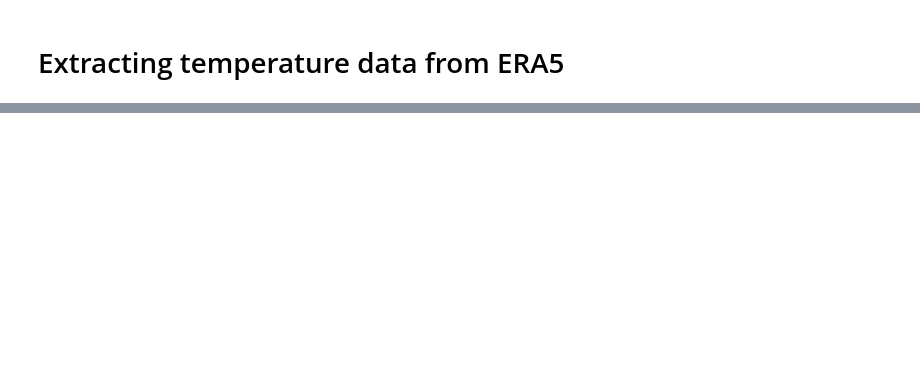
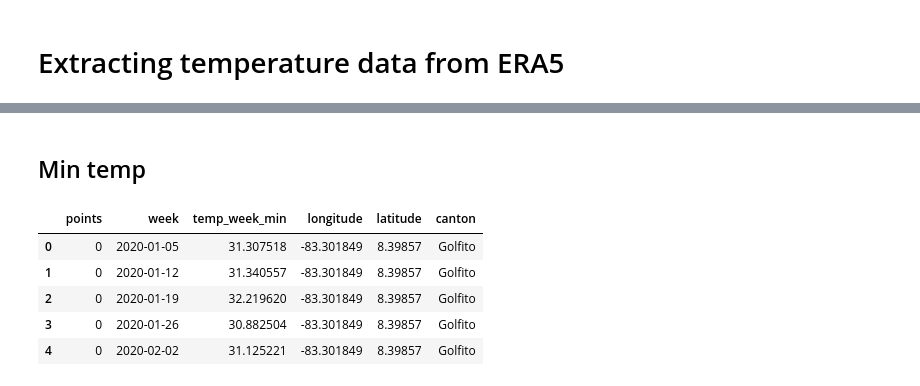
Before and after one commit to artisticlimon/dengue-model, a Jupyter notebook: extraction/extract_temperature.ipynb, the cells around one changed output, grey strips where cells are left out. Saved outputs shown, nothing was run; the diff lists cells and outputs as text; code cells hidden in the pictures; blank space fills up the shorter version.

```diff
--- a/extraction/extract_temperature.ipynb
+++ b/extraction/extract_temperature.ipynb
@@ -171,2 +133,4 @@ datos_weekly.to_csv(
     index=False
 )
+# %% [markdown]
+## Min temp
@@ -172,0 +148,50 @@ datos_weekly.to_csv(
+# %%
+points = lonlat.reset_index(drop=True)
+
+lons = xr.DataArray(points.lon.values, dims="points")
+lats = xr.DataArray(points.lat.values, dims="points")
+
+tmin = ds_min["temp"].interp(
+    longitude=("points", points.lon.values),
+    latitude=("points", points.lat.values),
+    method="nearest"
+)
+# %%
+weekly_min = tmin.resample(time="1W")
+
+weekly_stats_min = xr.Dataset({
+    "temp_week_min": weekly_min.min()
+})
+# %%
+weekly_stats_min_df = (
+    weekly_stats_min
+    .to_dataframe()
+    .reset_index()
+)
+
+points_df = (
+    points
+    .reset_index()
+    .rename(columns={"index": "points"})
+)
+
+datos_weekly_min = (
+    weekly_stats_min_df
+    .merge(points_df, on="points", how="left")
+    .rename(columns={"time": "week"})
+)
+
+datos_weekly_min = (
+    datos_weekly_min
+    .drop(columns=["longitude", "latitude"], errors="ignore")
+    .rename(columns={"lon": "longitude", "lat": "latitude"})
+)
+# %%
+datos_weekly_min.head()
+# %% [output]
+|  | points | week | temp_week_min | longitude | latitude | canton |
+| 0 | 0 | 2020-01-05 | 31.307518 | -83.301849 | 8.39857 | Golfito |
+| 1 | 0 | 2020-01-12 | 31.340557 | -83.301849 | 8.39857 | Golfito |
+| 2 | 0 | 2020-01-19 | 32.219620 | -83.301849 | 8.39857 | Golfito |
+| 3 | 0 | 2020-01-26 | 30.882504 | -83.301849 | 8.39857 | Golfito |
+| 4 | 0 | 2020-02-02 | 31.125221 | -83.301849 | 8.39857 | Golfito |
```
Also changed, not shown: parts of 22 cells of this notebook.
